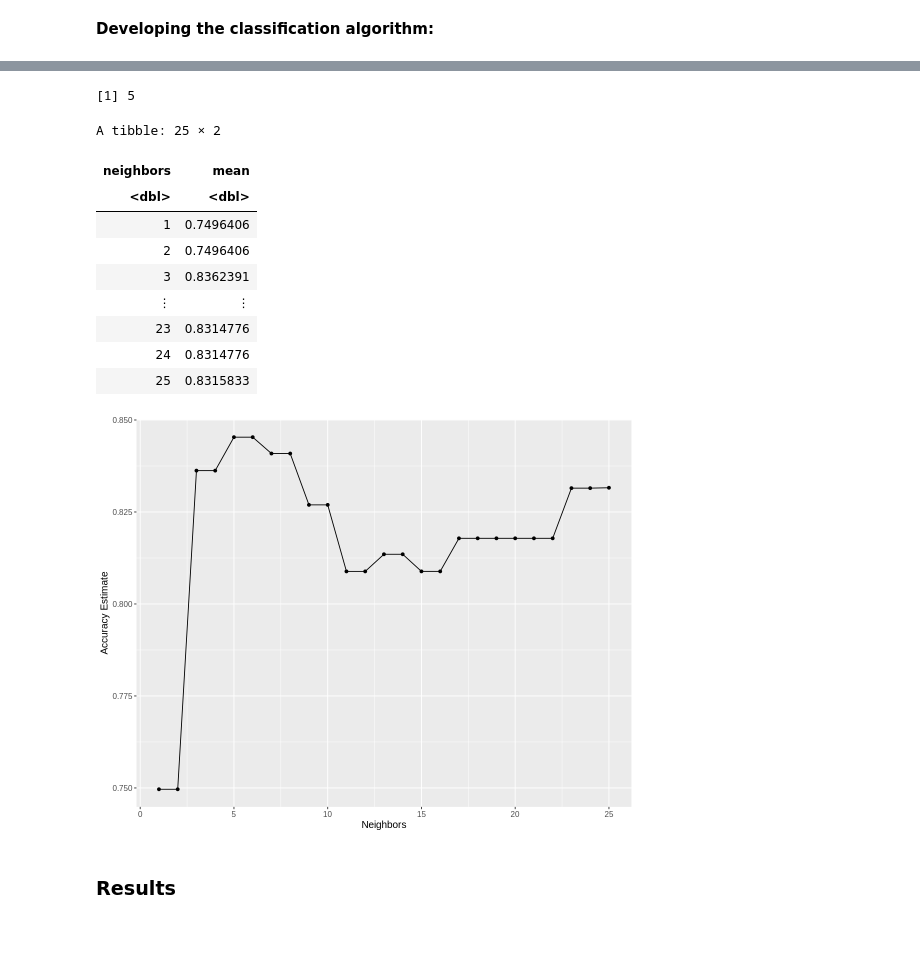
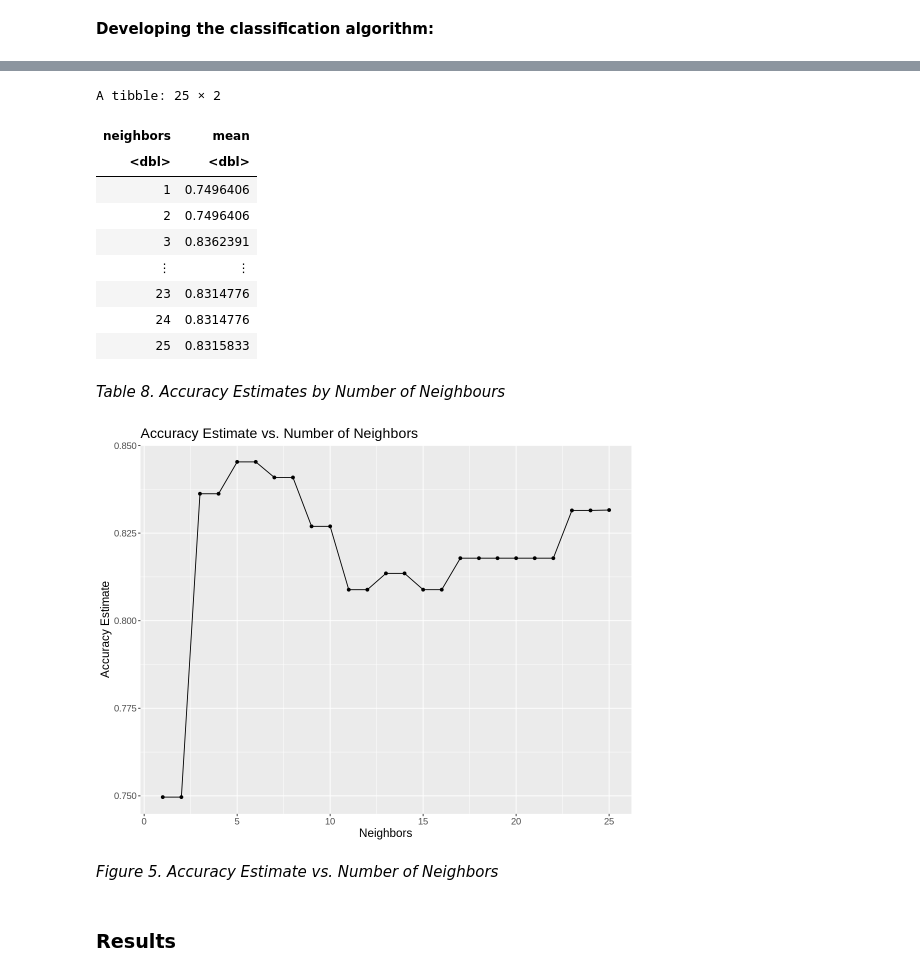
Before and after one commit to GeneRevo/DSCI100-007-Group10, a Jupyter notebook: 007_project_final_report.ipynb, the cells around one changed output, grey strips where cells are left out. Cells and saved outputs as stored; diff of their text form; code cells hidden in the pictures; blank space fills up the shorter version.

```diff
--- a/007_project_final_report.ipynb
+++ b/007_project_final_report.ipynb
@@ -388,49 +407,57 @@ Warning message:
 # %%
 set.seed(3789)
-#Vector of factor coloumns that have >2 levels
+# selecting for the non-binary, categorical predictors
 factor_cols <- c("slope", "thal", "cp")
-#Predictors + target variable
+# selecting for all of the predictors and the target variable
 useful <- c("num", "exang", "slope_X1", "slope_X2", "cp_X4", "thal_X3", "chol", "thalach")
 
-
-#Define a function to calculate the mode
+# defining a function to calculate the mode of the categorical variables
 mode <- function(x) {
   ux <- unique(x)
-  ux[which.max(tabulate(match(x, ux)))]
-}
+  ux[which.max(tabulate(match(x, ux)))]}
 
-#Impute missing values with the mean for double columns and mode for factor columns in heart_disease_train
+# imputing missing values with the mean for double columns and mode for factor columns in the training data
 heart_disease_train_imputed <- heart_disease_train |>
   mutate(across(where(is.numeric), ~replace_na(., mean(., na.rm = TRUE)))) |>
   mutate(across(where(is.factor), ~replace_na(., mode(na.omit(.)))))
 
-#Impute missing values with the mean for double columns and mode for factor columns in heart_disease_test
+# impute missing values with the mean for double columns and mode for factor columns in testing data
 heart_disease_test_imputed <- heart_disease_test |>
   mutate(across(where(is.numeric), ~replace_na(., mean(., na.rm = TRUE)))) |>
   mutate(across(where(is.factor), ~replace_na(., mode(na.omit(.)))))
 
-#Recipe that creates dummies for all objects in factor cols
+# recipe that creates dummy variables for all non-binary, categorical predictors in the factor_cols vector
 heart_pre_recipe <- recipe(num ~ ., data = heart_disease_train_imputed) |>
   step_dummy(factor_cols, one_hot = TRUE)
 
-#Calculates changes
-heart_prep <- heart_pre_recipe |> prep()
+# calculating changes from the previous recipe
+heart_prep <- heart_pre_recipe |>
+    prep()
 
-#Applies changes and selects for the wanted columns. Mutates exang(Binary factor) to numeric.
-heart_train_processed <- bake(heart_prep, heart_disease_train_imputed) |> select(useful) |> mutate(exang=as.numeric(exang))
-heart_test_processed <- bake(heart_prep, heart_disease_test_imputed) |> select(useful) |> mutate(exang=as.numeric(exang))
+# applying changes and selects for the wanted columns
+# mutates exang, a binary factor, to numeric
+heart_train_processed <- bake(heart_prep, heart_disease_train_imputed) |>
+    select(useful) |>
+    mutate(exang=as.numeric(exang))
+heart_test_processed <- bake(heart_prep, heart_disease_test_imputed) |>
+    select(useful) |>
+    mutate(exang=as.numeric(exang))
 
+# creating a recipe and standardizing the dbl variables
 heart_recipe <- recipe(num ~ ., data = heart_train_processed) |>
   step_scale(chol, thalach) |>
   step_center(chol, thalach)
 
+# k-nn classification and specification that tunes for neighbors
 knn_spec <- nearest_neighbor(weight_func = "rectangular", neighbors = tune()) |>
   set_engine("kknn") |>
   set_mode("classification")
 
+# creating grid values for k and vfold for the processed heart training data
 k_vals <- tibble(neighbors = seq(from = 1, to = 25, by = 1))
 heart_vfold <- vfold_cv(heart_train_processed, v = 5, strata = num)
 
+# creating a workflow and reshuffles the model based on kvals and heart_vfold
 knn_results <- workflow() |>
   add_recipe(heart_recipe) |>
   add_model(knn_spec) |>
@@ -439,13 +466,12 @@ knn_results <- workflow() |>
   filter(.metric == "accuracy") |>
   select(neighbors, mean)
 
+# selecting for the best k value
 best_k <- knn_results |> filter(mean==max(mean)) |> slice(1) |> pull(neighbors)
 
-best_k
 knn_results
 # %% [output]
-[1] 5
+A tibble: 25 × 2
-A tibble: 25 × 2
 | neighbors | mean |
 | <dbl> | <dbl> |
 | 1 | 0.7496406 |
@@ -455,15 +481,22 @@ A tibble: 25 × 2
 | 23 | 0.8314776 |
 | 24 | 0.8314776 |
 | 25 | 0.8315833 |
+# %% [markdown]
+*Table 8. Accuracy Estimates by Number of Neighbours*
 # %%
 accuracy_vs_k <- knn_results |> ggplot(aes(x = neighbors, y = mean)) +
   geom_point() +
   geom_line() +
-  labs(x = "Neighbors", y = "Accuracy Estimate") +
-  theme(text = element_text(size = 12))
+  labs(
+    title = "Accuracy Estimate vs. Number of Neighbors",
+    x = "Neighbors",
+    y = "Accuracy Estimate") +
+  theme(text = element_text(size = 14))
 accuracy_vs_k
 # %% [output]
-[figure, old version]
+[figure, new version]
+# %% [markdown]
+*Figure 5. Accuracy Estimate vs. Number of Neighbors*
 # %% [markdown]
 ### Results
 # %% [markdown]
```
Also changed, not shown: parts of 9 cells of this notebook.
